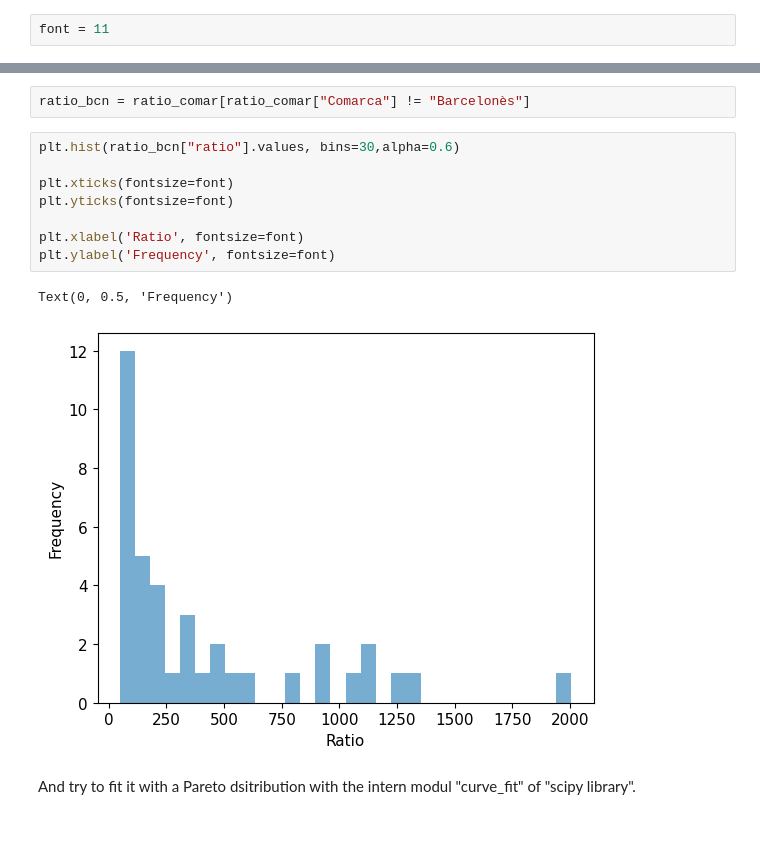
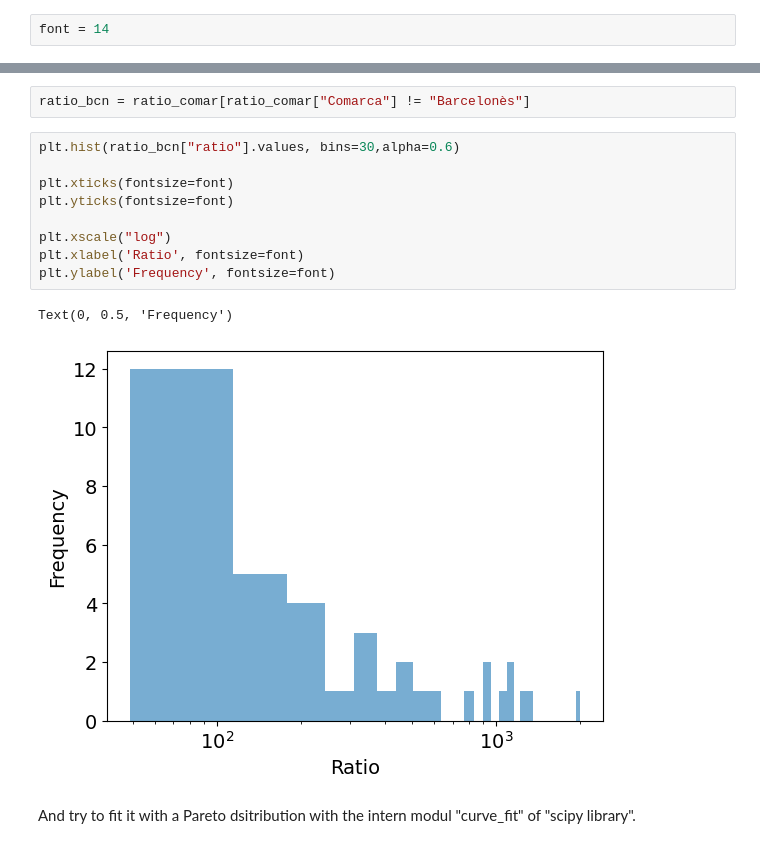
Before and after one commit to belenmvinhas/AVDM_ioib, a Jupyter notebook: ivan/correlations.ipynb, the cells around one changed output, grey strips where cells are left out. Cells and saved outputs as stored; diff of their text form.

```diff
--- a/ivan/correlations.ipynb
+++ b/ivan/correlations.ipynb
@@ -36,7 +36,7 @@ from matplotlib.patches import Ellipse
 from matplotlib.patches import Circle
 import seaborn as sns
 # %%
-font = 11
+font = 14
 # %% [markdown]
 # 0. Importing data <a class="anchor" id="0"></a>
 # %%
@@ -322,14 +327,15 @@ ratio_bcn = ratio_comar[ratio_comar["Comarca"] != "Barcelonès"]
 # %%
 plt.hist(ratio_bcn["ratio"].values, bins=30,alpha=0.6)
 
 plt.xticks(fontsize=font)
 plt.yticks(fontsize=font)
 
+plt.xscale("log")
 plt.xlabel('Ratio', fontsize=font)
 plt.ylabel('Frequency', fontsize=font)
 # %% [output]
 Text(0, 0.5, 'Frequency')
-[figure, old version]
+[figure, new version]
 # %% [markdown]
 And try to fit it with a Pareto dsitribution with the intern modul "curve_fit" of "scipy library".
 # %%
```
Also changed, not shown: parts of 17 cells of this notebook, 11 other files.
